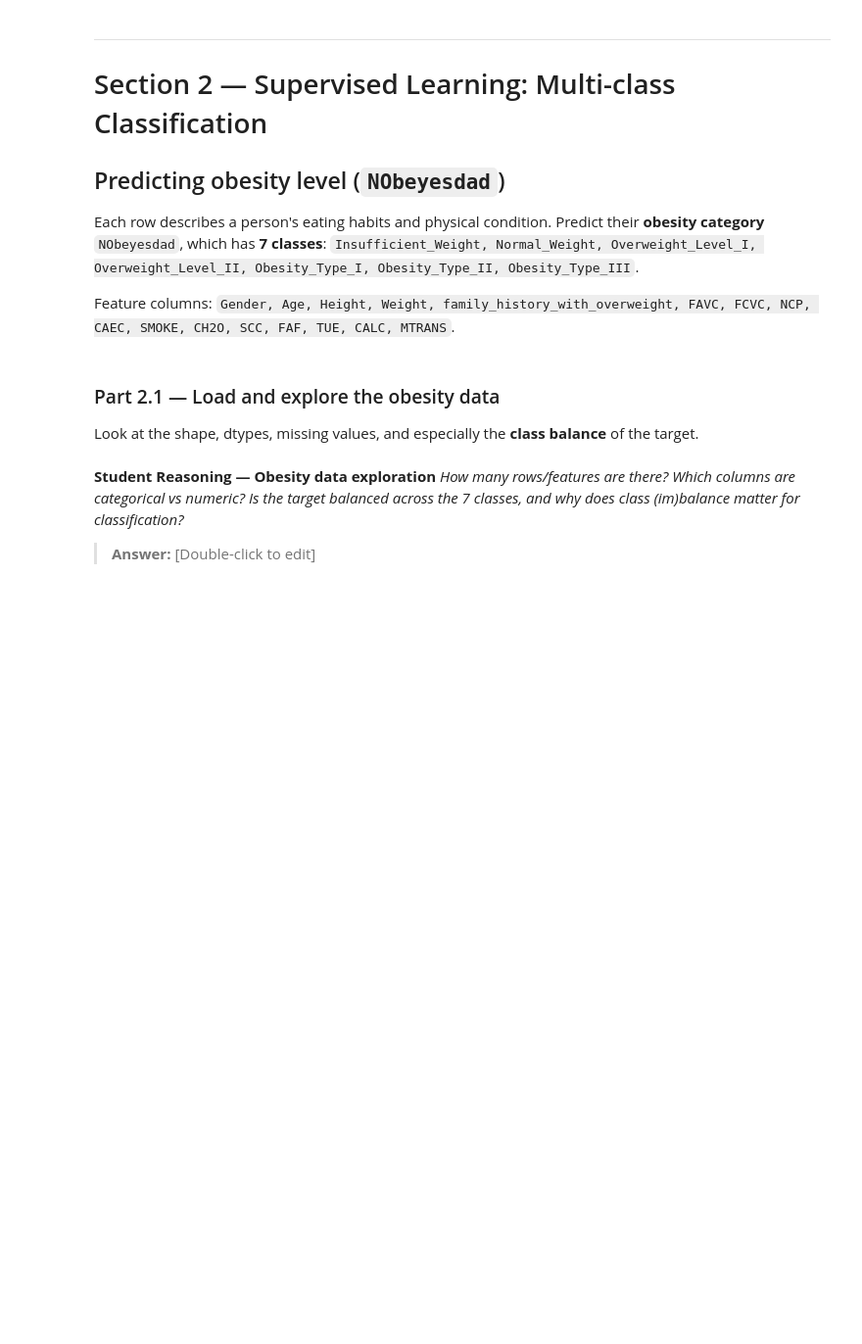
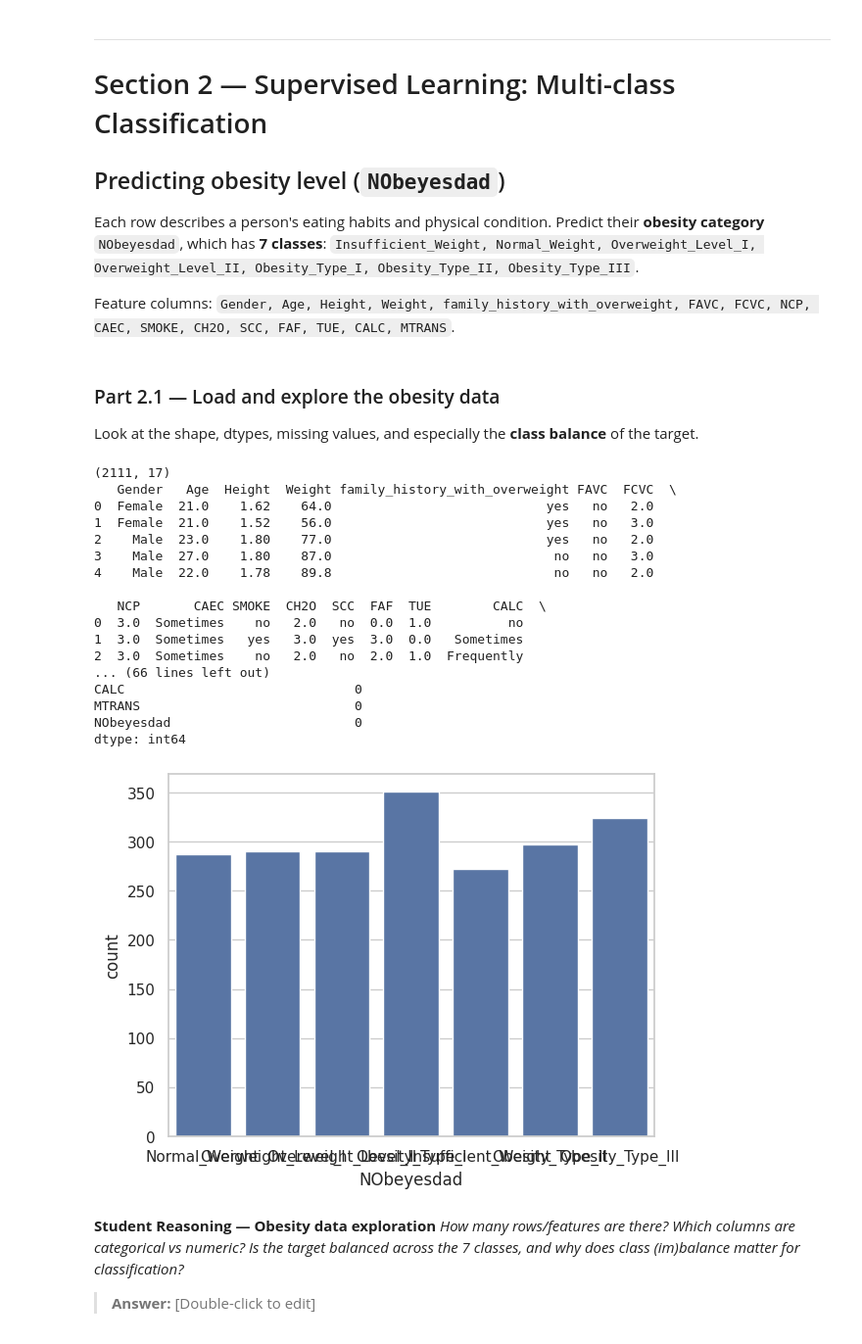
Before and after one commit to wilson0g/lab-2-predictive-analytics, a Jupyter notebook: lab_2_predictive_analytics.ipynb, the cells around one changed output. Shown at 98% size. Cells and saved outputs as stored; diff of their text form; code cells hidden in the pictures; blank space fills up the shorter version.

```diff
--- a/lab_2_predictive_analytics.ipynb
+++ b/lab_2_predictive_analytics.ipynb
@@ -321,11 +341,42 @@ CAEC, SMOKE, CH2O, SCC, FAF, TUE, CALC, MTRANS`.
 Look at the shape, dtypes, missing values, and especially the **class balance** of the target.
 # %%
 # TODO: Load the obesity dataset from OBESITY_URL into a DataFrame called `obesity`
-obese = pd.read_csv(OBESITY_URL)
+obesity = pd.read_csv(OBESITY_URL)
 # TODO: Inspect shape, head, info, describe, and missing values.
+print(obesity.shape)
+print(obesity.head())
+obesity.info()
+print(obesity.describe())
+# - count missing values per column:
+print(obesity.isna().sum())
 
 # TODO: Show the class distribution of `NObeyesdad`
 #   (value_counts and a sns.countplot). Is it balanced across the 7 classes?
+import seaborn as sns
+import matplotlib.pyplot as plt
+
+# The standard syntax template
+sns.countplot(data=obesity, x="NObeyesdad")
+plt.show()
+# %% [output]
+(2111, 17)
+   Gender   Age  Height  Weight family_history_with_overweight FAVC  FCVC  \
+0  Female  21.0    1.62    64.0                            yes   no   2.0
+1  Female  21.0    1.52    56.0                            yes   no   3.0
+2    Male  23.0    1.80    77.0                            yes   no   2.0
+3    Male  27.0    1.80    87.0                             no   no   3.0
+4    Male  22.0    1.78    89.8                             no   no   2.0
+
+   NCP       CAEC SMOKE  CH2O  SCC  FAF  TUE        CALC  \
+0  3.0  Sometimes    no   2.0   no  0.0  1.0          no
+1  3.0  Sometimes   yes   3.0  yes  3.0  0.0   Sometimes
+2  3.0  Sometimes    no   2.0   no  2.0  1.0  Frequently
+... (66 lines left out)
+CALC                              0
+MTRANS                            0
+NObeyesdad                        0
+dtype: int64
+[figure, added]
 # %% [markdown]
 **Student Reasoning — Obesity data exploration**
 *How many rows/features are there? Which columns are categorical vs numeric? Is the target
```
Also changed, not shown: parts of 2 cells of this notebook.
